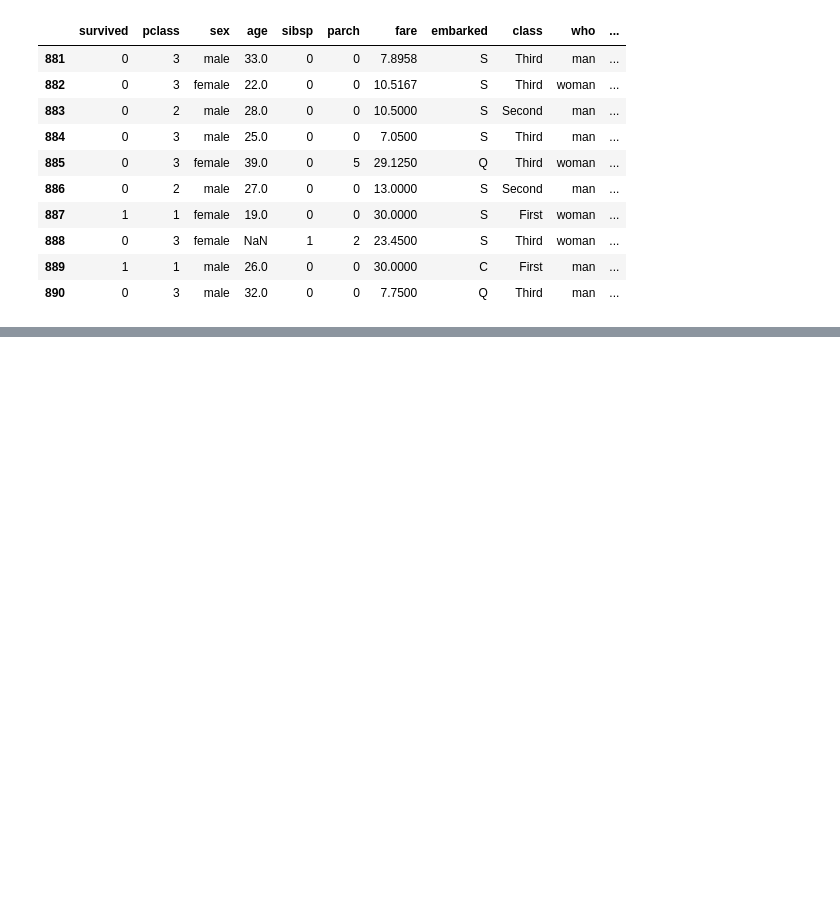
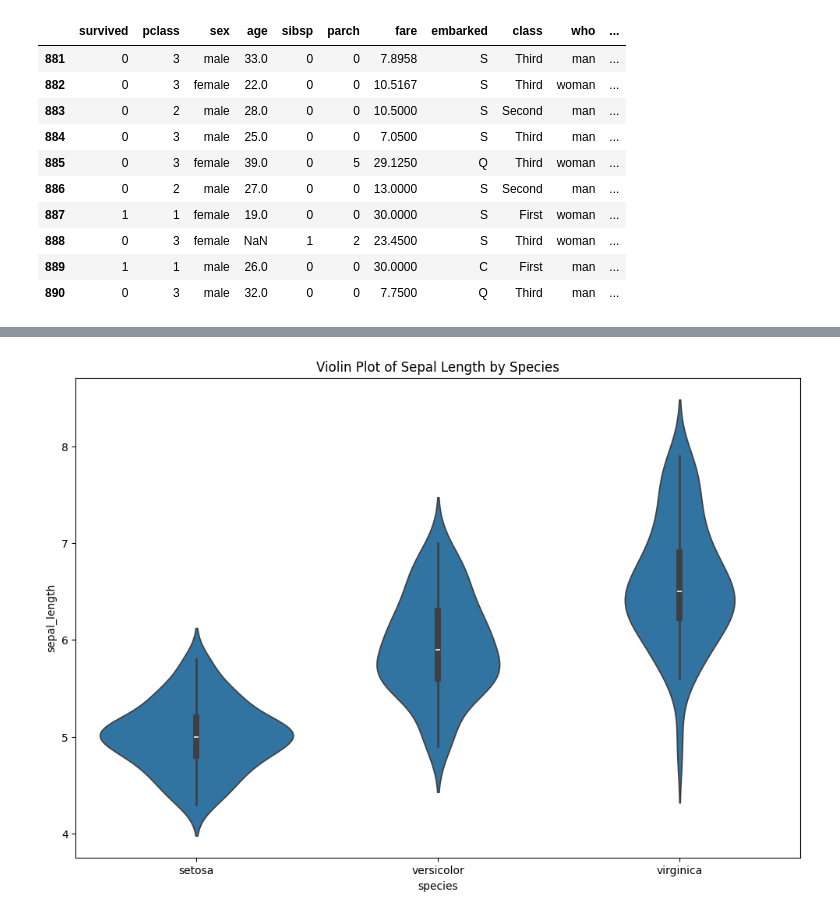
Before and after one commit to midrees555/tdf-data-analysis, a Jupyter notebook: python-ka-chilla/day-01-hello-python/hello.ipynb, the cells around one changed output, grey strips where cells are left out. Saved outputs shown, nothing was run; the diff lists cells and outputs as text; code cells hidden in the pictures; blank space fills up the shorter version.

```diff
--- a/python-ka-chilla/day-01-hello-python/hello.ipynb
+++ b/python-ka-chilla/day-01-hello-python/hello.ipynb
@@ -59,0 +103,8 @@ df.tail(10)
+# %%
+# Violin plot to visualize the distribution and density of each feature
+plt.figure(figsize=(12, 8))
+sns.violinplot(x='species', y='sepal_length', data=iris_df)
+plt.title('Violin Plot of Sepal Length by Species')
+plt.show()
+# %% [output]
+[figure, added]
```
Also changed, not shown: parts of 10 cells of this notebook, 2 other files.
